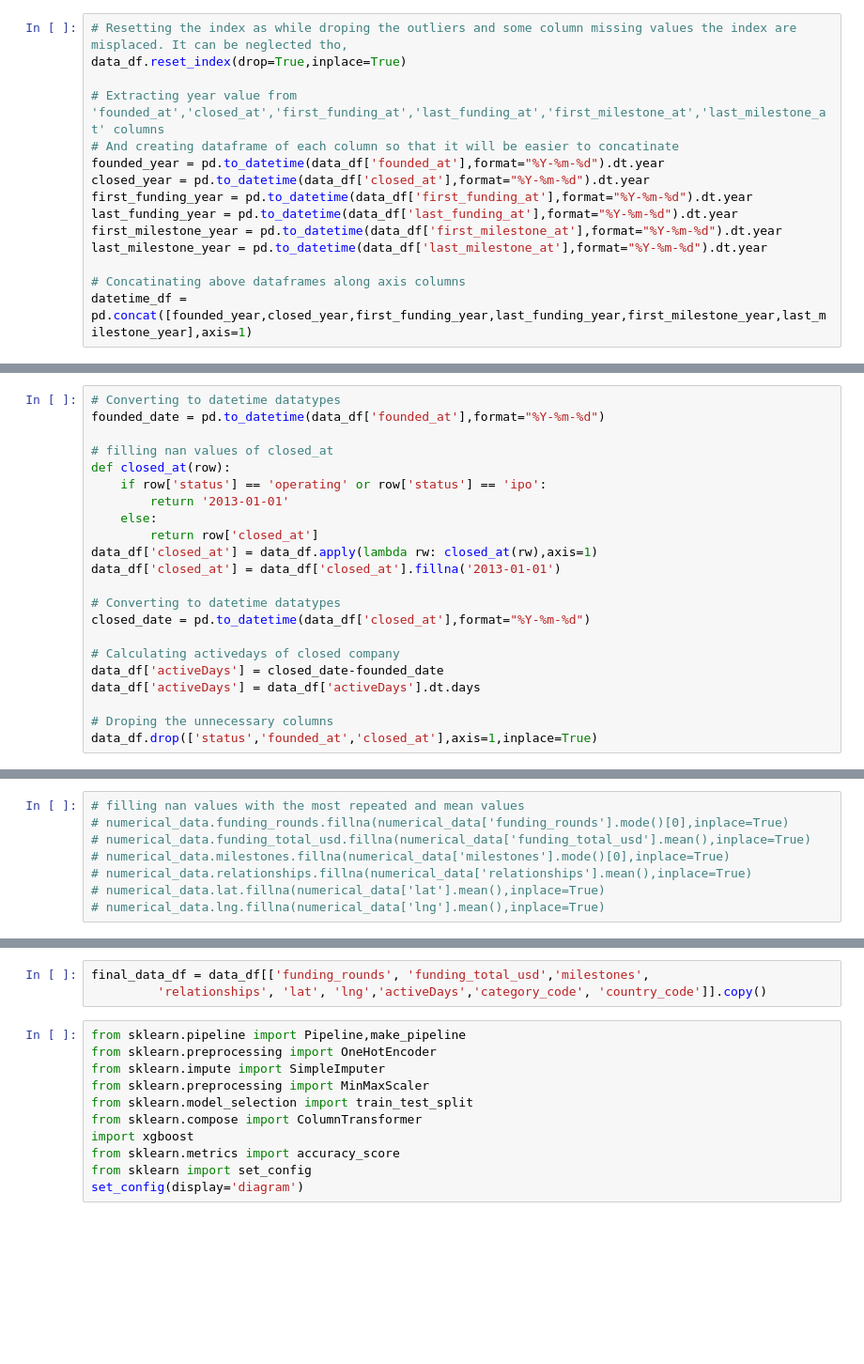
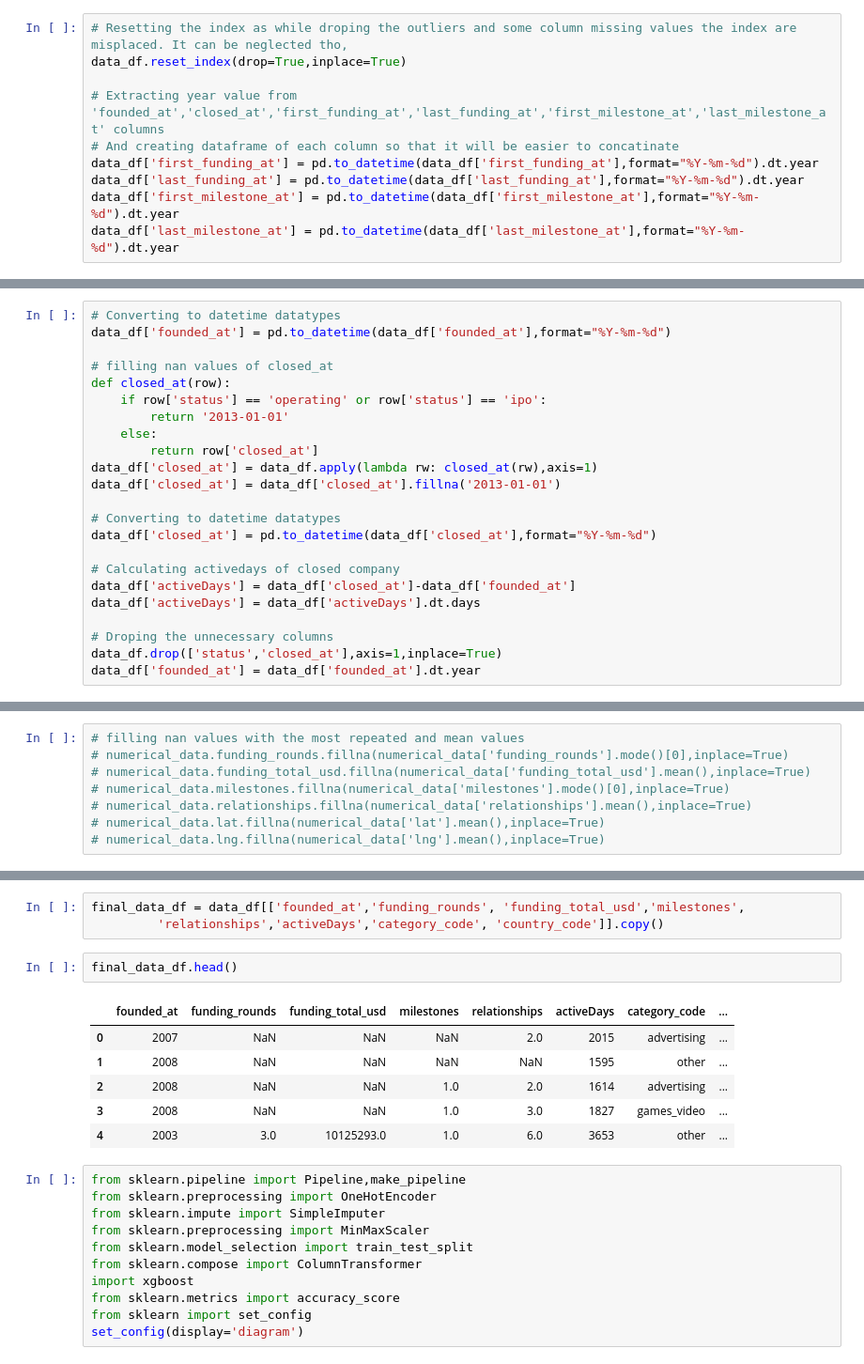
Before and after one commit to SUNILkhadka/Startup-Acquisition-Status-Predictions, a Jupyter notebook: Final_notebook_teamA.ipynb, the cells around one changed output, grey strips where cells are left out. Shown at 94% size. Saved outputs shown, nothing was run; the diff lists cells and outputs as text; blank space fills up the shorter version.

```diff
--- a/Final_notebook_teamA.ipynb
+++ b/Final_notebook_teamA.ipynb
@@ -283,15 +283,10 @@ data_df.reset_index(drop=True,inplace=True)
 
 # Extracting year value from 'founded_at','closed_at','first_funding_at','last_funding_at','first_milestone_at','last_milestone_at' columns
 # And creating dataframe of each column so that it will be easier to concatinate
-founded_year = pd.to_datetime(data_df['founded_at'],format="%Y-%m-%d").dt.year
-closed_year = pd.to_datetime(data_df['closed_at'],format="%Y-%m-%d").dt.year
-first_funding_year = pd.to_datetime(data_df['first_funding_at'],format="%Y-%m-%d").dt.year
-last_funding_year = pd.to_datetime(data_df['last_funding_at'],format="%Y-%m-%d").dt.year
-first_milestone_year = pd.to_datetime(data_df['first_milestone_at'],format="%Y-%m-%d").dt.year
-last_milestone_year = pd.to_datetime(data_df['last_milestone_at'],format="%Y-%m-%d").dt.year
-
-# Concatinating above dataframes along axis columns
-datetime_df = pd.concat([founded_year,closed_year,first_funding_year,last_funding_year,first_milestone_year,last_milestone_year],axis=1)
+data_df['first_funding_at'] = pd.to_datetime(data_df['first_funding_at'],format="%Y-%m-%d").dt.year
+data_df['last_funding_at'] = pd.to_datetime(data_df['last_funding_at'],format="%Y-%m-%d").dt.year
+data_df['first_milestone_at'] = pd.to_datetime(data_df['first_milestone_at'],format="%Y-%m-%d").dt.year
+data_df['last_milestone_at'] = pd.to_datetime(data_df['last_milestone_at'],format="%Y-%m-%d").dt.year
 # %% [markdown]
 #### 1.b. Generalize the categorical data i.e. 'category_code','status' & 'country_code'
 # %%
@@ -364,7 +359,7 @@ data_df['isClosed'] = data_df.apply(lambda rw: isClosed(rw),axis=1)
 #### 2.b. Creating new feature activeDays
 # %%
 # Converting to datetime datatypes
-founded_date = pd.to_datetime(data_df['founded_at'],format="%Y-%m-%d")
+data_df['founded_at'] = pd.to_datetime(data_df['founded_at'],format="%Y-%m-%d")
 
 # filling nan values of closed_at
 def closed_at(row):
@@ -376,14 +371,15 @@ data_df['closed_at'] = data_df.apply(lambda rw: closed_at(rw),axis=1)
 data_df['closed_at'] = data_df['closed_at'].fillna('2013-01-01')
 
 # Converting to datetime datatypes
-closed_date = pd.to_datetime(data_df['closed_at'],format="%Y-%m-%d")
+data_df['closed_at'] = pd.to_datetime(data_df['closed_at'],format="%Y-%m-%d")
 
 # Calculating activedays of closed company
-data_df['activeDays'] = closed_date-founded_date
+data_df['activeDays'] = data_df['closed_at']-data_df['founded_at']
 data_df['activeDays'] = data_df['activeDays'].dt.days
 
 # Droping the unnecessary columns
-data_df.drop(['status','founded_at','closed_at'],axis=1,inplace=True)
+data_df.drop(['status','closed_at'],axis=1,inplace=True)
+data_df['founded_at'] = data_df['founded_at'].dt.year
 # %% [markdown]
 ## Numerical data Transformation
     1.filling nan values with the most repeated and mean values
@@ -427,6 +423,15 @@ set()
 # %%
-final_data_df = data_df[['funding_rounds', 'funding_total_usd','milestones',
-         'relationships', 'lat', 'lng','activeDays','category_code', 'country_code']].copy()
+final_data_df = data_df[['founded_at','funding_rounds', 'funding_total_usd','milestones',
+         'relationships','activeDays','category_code', 'country_code']].copy()
+# %%
+final_data_df.head()
+# %% [output]
+|  | founded_at | funding_rounds | funding_total_usd | milestones | relationships | activeDays | category_code | ... |
+| 0 | 2007 | NaN | NaN | NaN | 2.0 | 2015 | advertising | ... |
+| 1 | 2008 | NaN | NaN | NaN | NaN | 1595 | other | ... |
+| 2 | 2008 | NaN | NaN | 1.0 | 2.0 | 1614 | advertising | ... |
+| 3 | 2008 | NaN | NaN | 1.0 | 3.0 | 1827 | games_video | ... |
+| 4 | 2003 | 3.0 | 10125293.0 | 1.0 | 6.0 | 3653 | other | ... |
 # %%
 from sklearn.pipeline import Pipeline,make_pipeline
 from sklearn.preprocessing import OneHotEncoder
```
Also changed, not shown: parts of 16 cells of this notebook, 4 other files.
